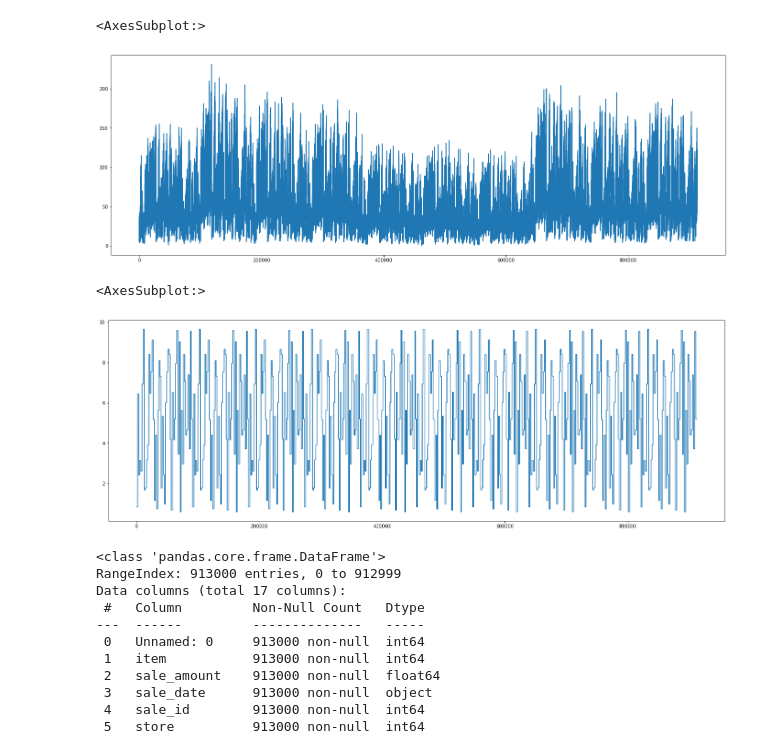
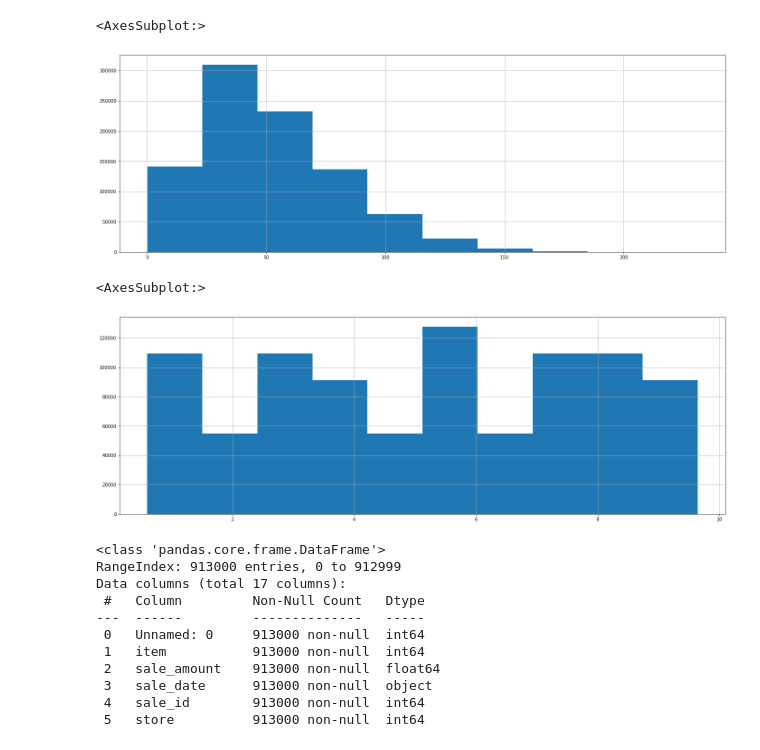
Before and after one commit to OKPTaylor/time-series-exercises, a Jupyter notebook: time_prep_test.ipynb, the cells around one changed output. Cells and saved outputs as stored; diff of their text form; code cells hidden in the pictures.

```diff
--- a/time_prep_test.ipynb
+++ b/time_prep_test.ipynb
@@ -17,16 +17,17 @@ store_df.head()
 | 2013-01-05 | 4 | 1 | 10.0 | 5 | 1 | Riceland | 1 | Riceland American Jazmine Rice | 0.84 | ... |
 # %%
 plt.figure(figsize=(24, 8))
-store_df.sale_amount.plot()
+
+store_df.sale_amount.hist()
 # %% [output]
 <AxesSubplot:>
-[figure, old version]
+[figure, new version]
 # %%
 plt.figure(figsize=(24, 8))
-store_df.item_price.plot()
+store_df.item_price.hist()
 # %% [output]
 <AxesSubplot:>
-[figure, old version]
+[figure, new version]
 # %%
 store_df.info()
 # %% [output]
```
Also changed, not shown: parts of 3 cells of this notebook.
